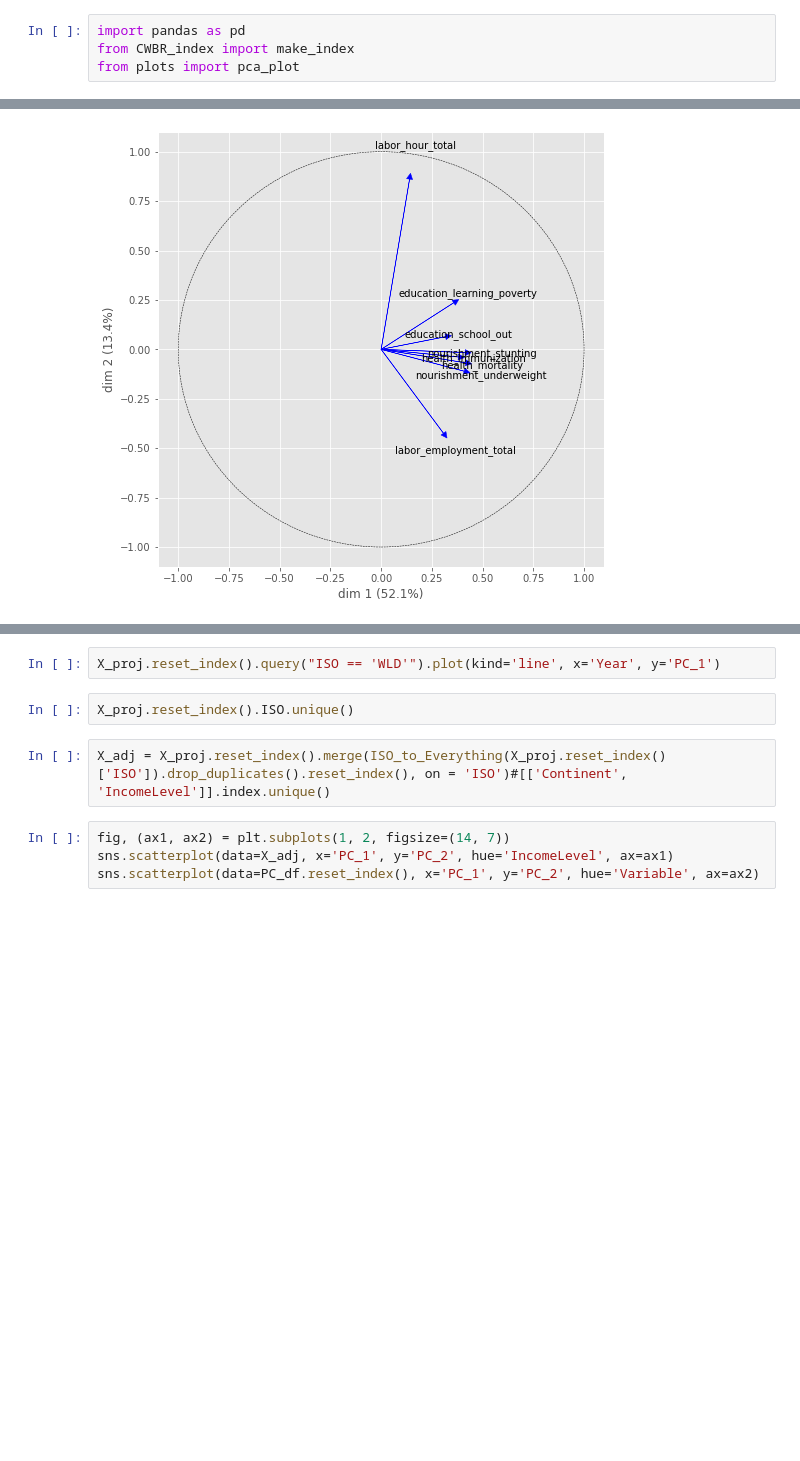
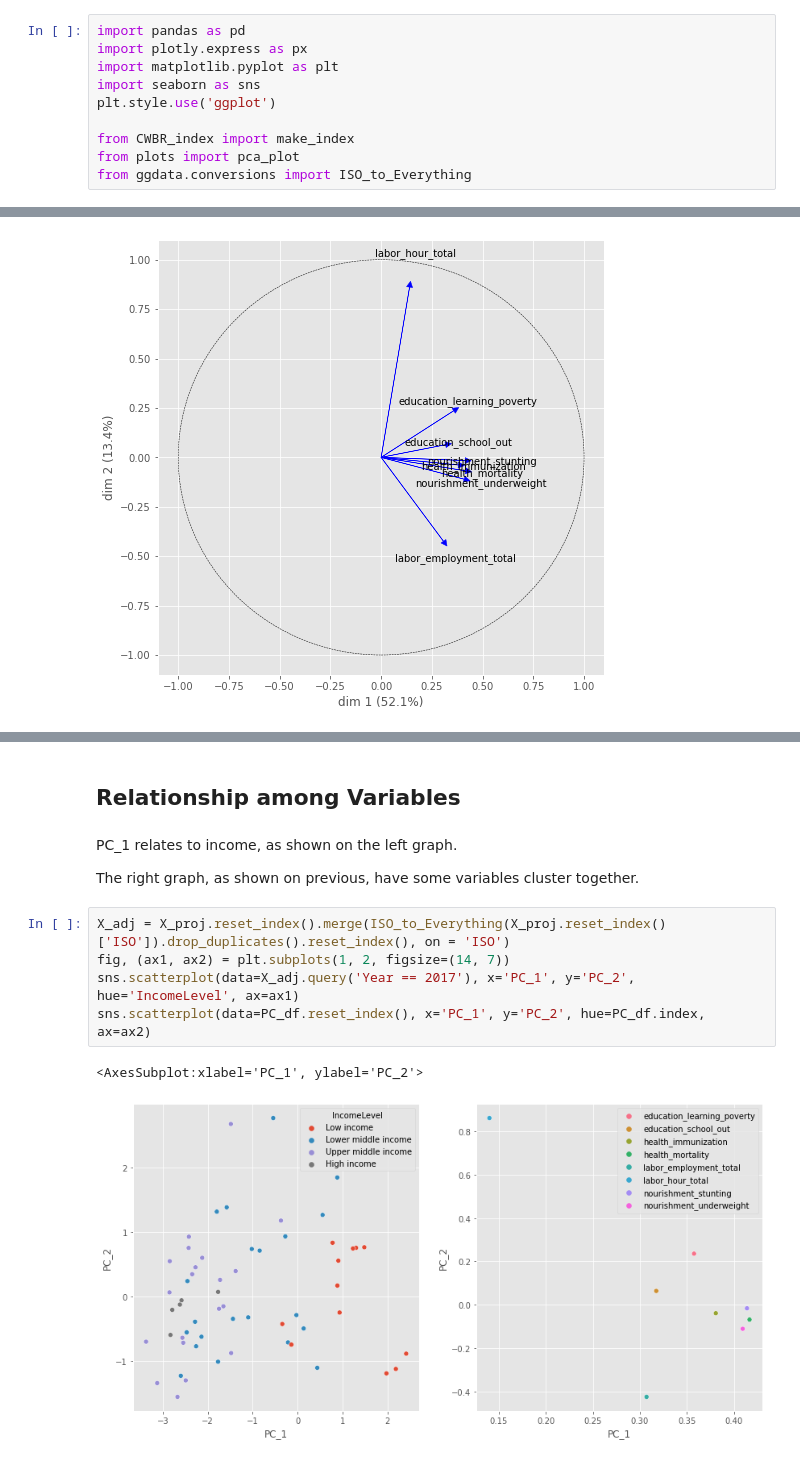
Before and after one commit to sr4316/Child_Well_being_Risk_Index, a Jupyter notebook: index_presentation.ipynb, the cells around one changed output, grey strips where cells are left out. Saved outputs shown, nothing was run; the diff lists cells and outputs as text; blank space fills up the shorter version.

```diff
--- a/index_presentation.ipynb
+++ b/index_presentation.ipynb
@@ -13,8 +13,14 @@ The index covers the following list of countries: 'AFG', 'DZA', 'ARM', 'AZE', 'B
        'UKR', 'URY', 'VNM', 'YEM'
 # %%
 import pandas as pd
+import plotly.express as px
+import matplotlib.pyplot as plt
+import seaborn as sns
+plt.style.use('ggplot')
+
 from CWBR_index import make_index
 from plots import pca_plot
+from ggdata.conversions import ISO_to_Everything
 # %% [markdown]
 ## Data
 # %%
@@ -70,10 +71,14 @@ trend_df
-# %%
-X_proj.reset_index().query("ISO == 'WLD'").plot(kind='line', x='Year', y='PC_1')
-# %%
-X_proj.reset_index().ISO.unique()
-# %%
-X_adj = X_proj.reset_index().merge(ISO_to_Everything(X_proj.reset_index()['ISO']).drop_duplicates().reset_index(), on = 'ISO')#[['Continent', 'IncomeLevel']].index.unique()
+# %% [markdown]
+## Relationship among Variables
+# %% [markdown]
+PC_1 relates to income, as shown on the left graph.
+
+The right graph, as shown on previous, have some variables cluster together.
 # %%
+X_adj = X_proj.reset_index().merge(ISO_to_Everything(X_proj.reset_index()['ISO']).drop_duplicates().reset_index(), on = 'ISO')
 fig, (ax1, ax2) = plt.subplots(1, 2, figsize=(14, 7))
-sns.scatterplot(data=X_adj, x='PC_1', y='PC_2', hue='IncomeLevel', ax=ax1)
-sns.scatterplot(data=PC_df.reset_index(), x='PC_1', y='PC_2', hue='Variable', ax=ax2)
+sns.scatterplot(data=X_adj.query('Year == 2017'), x='PC_1', y='PC_2', hue='IncomeLevel', ax=ax1)
+sns.scatterplot(data=PC_df.reset_index(), x='PC_1', y='PC_2', hue=PC_df.index, ax=ax2)
+# %% [output]
+<AxesSubplot:xlabel='PC_1', ylabel='PC_2'>
+[figure, added]
```
Also changed, not shown: parts of 22 cells of this notebook.
